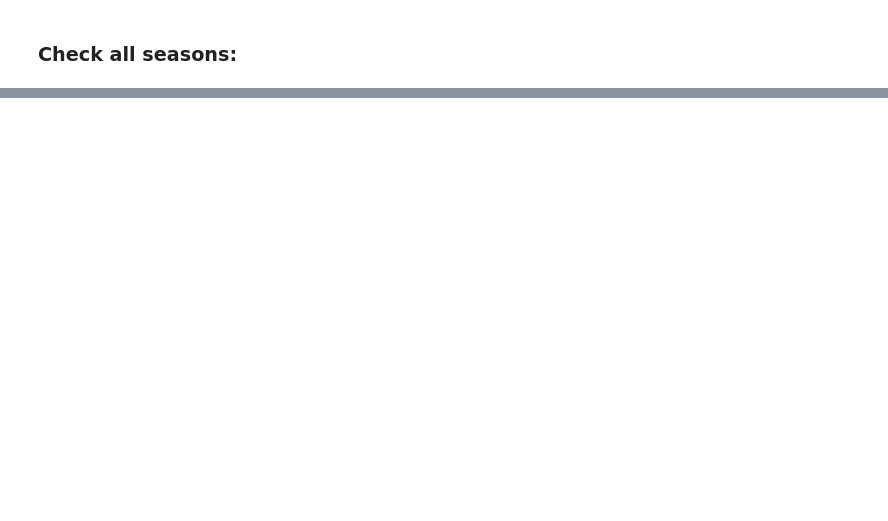
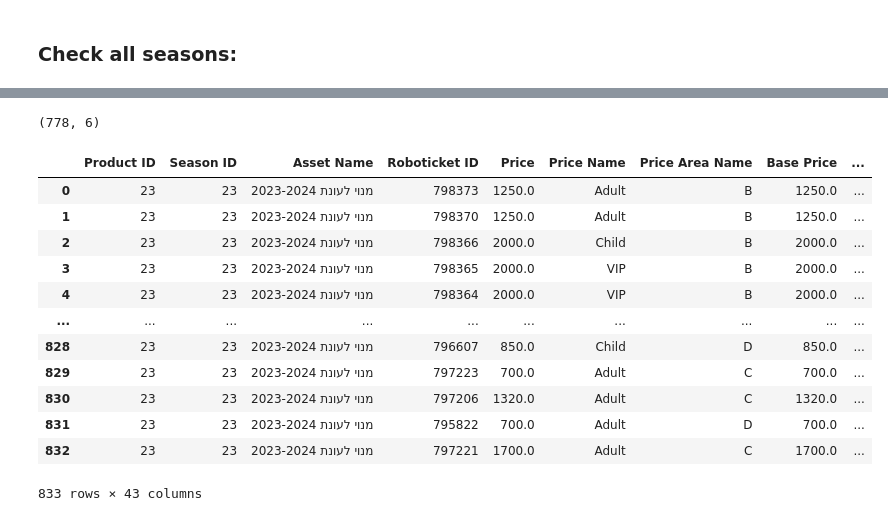
Before and after one commit to HapoelProd/GeneralRepo, a Jupyter notebook: Moveo/Production_Validation/LAST_DECADE/ST_Members/stmembers.ipynb, the cells around one changed output, grey strips where cells are left out. Saved outputs shown, nothing was run; the diff lists cells and outputs as text; code cells hidden in the pictures; blank space fills up the shorter version.

```diff
--- a/Moveo/Production_Validation/LAST_DECADE/ST_Members/stmembers.ipynb
+++ b/Moveo/Production_Validation/LAST_DECADE/ST_Members/stmembers.ipynb
@@ -8,0 +51,5 @@ robo_df = pd.read_excel("Season_Tickets_modified.xlsx")
+# %%
+st_2324 = pd.read_csv('List_Report_20250825124936.csv')
+st_2324 = st_2324[(st_2324['User Id'].isna()) & (st_2324['Cashier'].notna())]
+st_modified = st_2324[['Seat', 'Cashier', 'Id']]
+st_modified
@@ -8,0 +70,3 @@ robo_df = pd.read_excel("Season_Tickets_modified.xlsx")
+# %%
+st_try = st_modified.merge(users[['userid', 'email', 'identifier']], left_on='Cashier', right_on='email', how='left')
+st_try
@@ -8,0 +113,6 @@ robo_df = pd.read_excel("Season_Tickets_modified.xlsx")
+# %%
+user_id_to_delete = [44639, 30689, 13156, 14088, 15493, 27571, 18497, 11869]
+# %%
+st_try['userid'] = st_try['userid'].astype(int)
+st_try = st_try[~st_try['userid'].isin(user_id_to_delete)]
+st_try
@@ -8,0 +133,25 @@ robo_df = pd.read_excel("Season_Tickets_modified.xlsx")
+# %%
+st_try.shape
+# %% [output]
+(778, 6)
+# %%
+st_try = st_try.rename(columns={'Id': 'Roboticket ID', 'identifier': 'Owner Identifier', 'userid': 'Owner User ID'})
+robo_missing_id = robo_missing_id.drop(columns=['Owner User ID', 'Owner Identifier'])
+robo_missing_id = robo_missing_id.merge(st_try[['Owner User ID', 'Roboticket ID', 'Owner Identifier']], on='Roboticket ID',  how='left')
+
+
+robo_missing_id
+# %% [output]
+|  | Product ID | Season ID | Asset Name | Roboticket ID | Price | Price Name | Price Area Name | Base Price | ... |
+| 0 | 23 | 23 | מנוי לעונת 2023-2024 | 798373 | 1250.0 | Adult | B | 1250.0 | ... |
+| 1 | 23 | 23 | מנוי לעונת 2023-2024 | 798370 | 1250.0 | Adult | B | 1250.0 | ... |
+| 2 | 23 | 23 | מנוי לעונת 2023-2024 | 798366 | 2000.0 | Child | B | 2000.0 | ... |
+| 3 | 23 | 23 | מנוי לעונת 2023-2024 | 798365 | 2000.0 | VIP | B | 2000.0 | ... |
+| 4 | 23 | 23 | מנוי לעונת 2023-2024 | 798364 | 2000.0 | VIP | B | 2000.0 | ... |
+| ... | ... | ... | ... | ... | ... | ... | ... | ... | ... |
+| 828 | 23 | 23 | מנוי לעונת 2023-2024 | 796607 | 850.0 | Child | D | 850.0 | ... |
+| 829 | 23 | 23 | מנוי לעונת 2023-2024 | 797223 | 700.0 | Adult | C | 700.0 | ... |
+| 830 | 23 | 23 | מנוי לעונת 2023-2024 | 797206 | 1320.0 | Adult | C | 1320.0 | ... |
+| 831 | 23 | 23 | מנוי לעונת 2023-2024 | 795822 | 700.0 | Adult | D | 700.0 | ... |
+| 832 | 23 | 23 | מנוי לעונת 2023-2024 | 797221 | 1700.0 | Adult | C | 1700.0 | ... |
+833 rows × 43 columns
```
Also changed, not shown: parts of 16 cells of this notebook, 20 other files.
